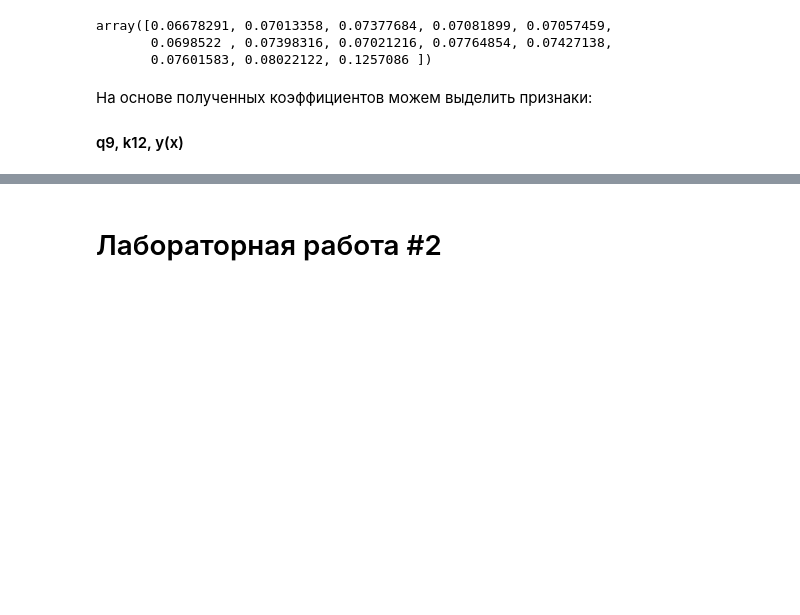
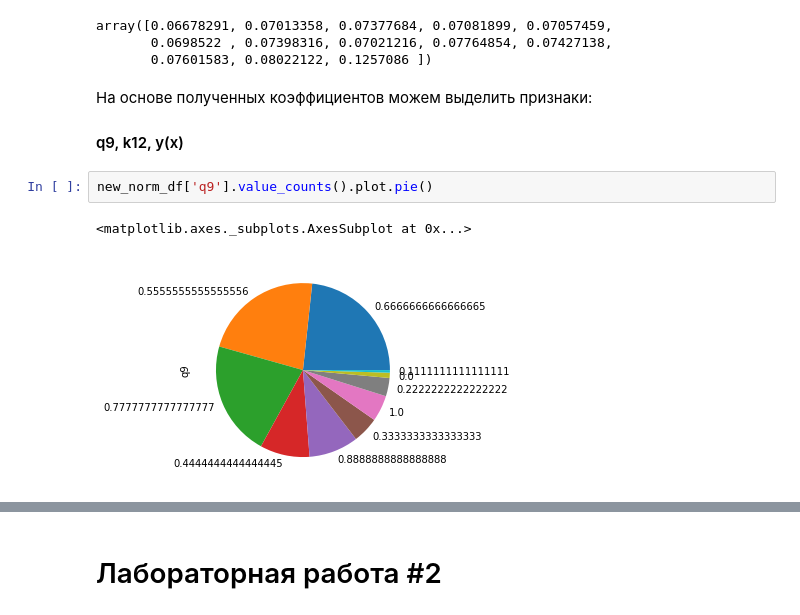
Before and after one commit to DIExCRY-EDU/test, a Jupyter notebook: project.ipynb, the cells around one changed output, grey strips where cells are left out. Saved outputs shown, nothing was run; the diff lists cells and outputs as text; blank space fills up the shorter version.

```diff
--- a/project.ipynb
+++ b/project.ipynb
@@ -325,3 +326,8 @@ array([0.06678291, 0.07013358, 0.07377684, 0.07081899, 0.07057459,
 # %% [markdown]
 <p>На основе полученных коэффициентов можем выделить признаки:</p>
 <h4>q9, k12, y(x)</h4>
+# %%
+new_norm_df['q9'].value_counts().plot.pie()
+# %% [output]
+<matplotlib.axes._subplots.AxesSubplot at 0x...>
+[figure, added]
```
Also changed, not shown: parts of 6 cells of this notebook.
